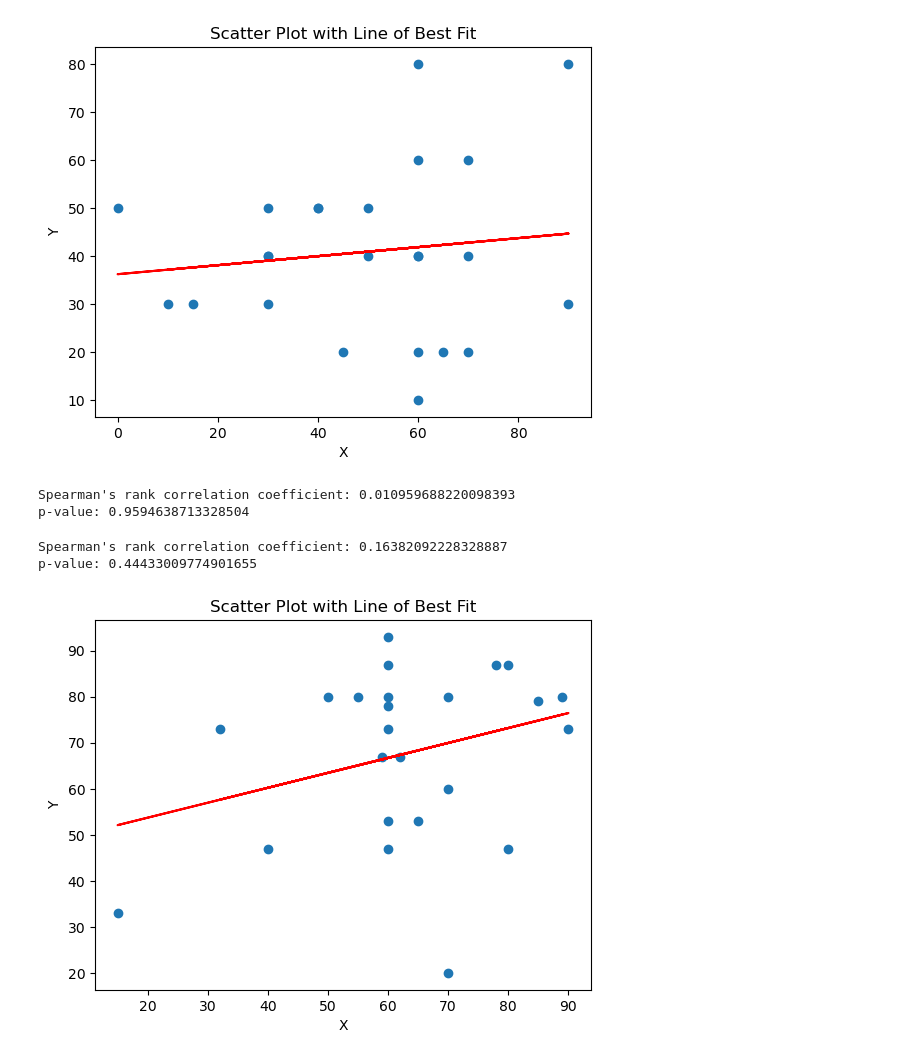
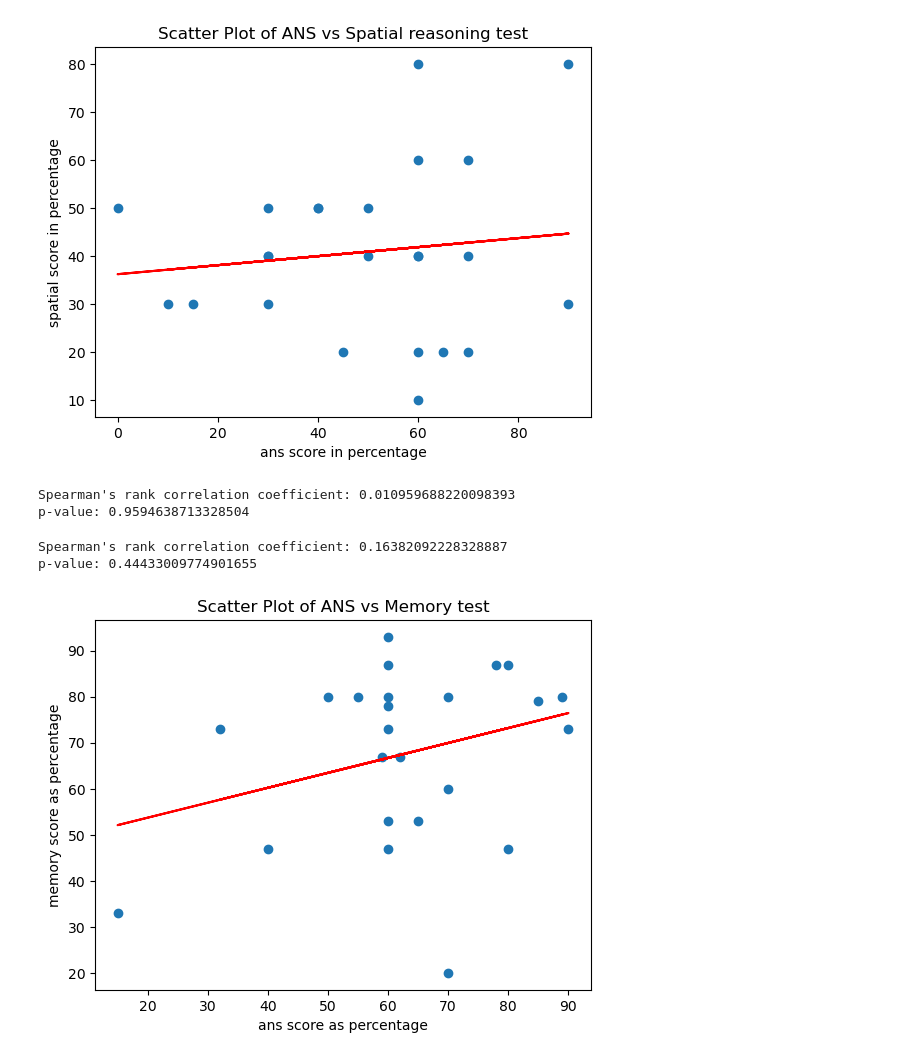
Before and after one commit to vtp2604/cognitive_tests_group_01, a Jupyter notebook: Data for Hypothesis A/scatter_plot/stat.ipynb, the cells around one changed output. Drawn from its saved outputs; the diff is of its cells as text; code cells hidden in the pictures.

```diff
--- a/Data for Hypothesis A/scatter_plot/stat.ipynb
+++ b/Data for Hypothesis A/scatter_plot/stat.ipynb
@@ -20,37 +20,37 @@ plt.ylabel('spatial reasoning result as a percentage value')
 plt.title('Scatter Plot')
 
 
 # Calculate the line of best fit
 m, b = np.polyfit(x, y, 1)
 line = m * x + b
 
 # Add the line of best fit to the plot
 plt.plot(x, line, color='red')
 
 # Add labels and title
-plt.xlabel('X')
-plt.ylabel('Y')
-plt.title('Scatter Plot with Line of Best Fit')
+plt.xlabel('ans score in percentage')
+plt.ylabel('spatial score in percentage')
+plt.title('Scatter Plot of ANS vs Spatial reasoning test')
 
 
 # Show the plot
 plt.show()
 
 
 data = pd.read_csv('ans_vs_spatial.csv')
 
 # Extract the columns from the data
 x = data['ans']
 y = data['spatial']
 
 # Calculate the Spearman's rank correlation coefficient
 correlation, p_value = spearmanr(x, y)
 
 # Print the correlation coefficient
 print("Spearman's rank correlation coefficient:", correlation)
 print("p-value:", p_value)
 # %% [output]
-[figure, old version]
+[figure, new version]
 Spearman's rank correlation coefficient: 0.010959688220098393
 p-value: 0.9594638713328504
 # %%
@@ -82,9 +82,9 @@ line = m * x + b
 plt.plot(x, line, color='red')
 
 # Add labels and title
-plt.xlabel('X')
-plt.ylabel('Y')
-plt.title('Scatter Plot with Line of Best Fit')
+plt.xlabel('ans score as percentage')
+plt.ylabel('memory score as percentage')
+plt.title('Scatter Plot of ANS vs Memory test')
 
 
 
@@ -103,7 +103,7 @@ print("p-value:", p_value)
 # %% [output]
 Spearman's rank correlation coefficient: 0.16382092228328887
 p-value: 0.44433009774901655
-[figure, old version]
+[figure, new version]
 # %%
 import pandas as pd
 import matplotlib.pyplot as plt
```
Also changed, not shown: parts of 1 cell of this notebook.
